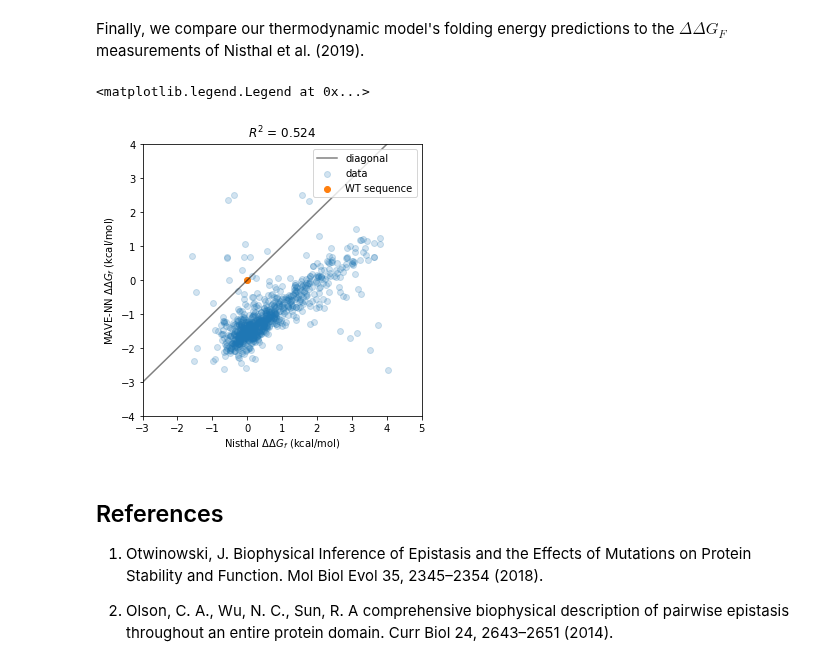
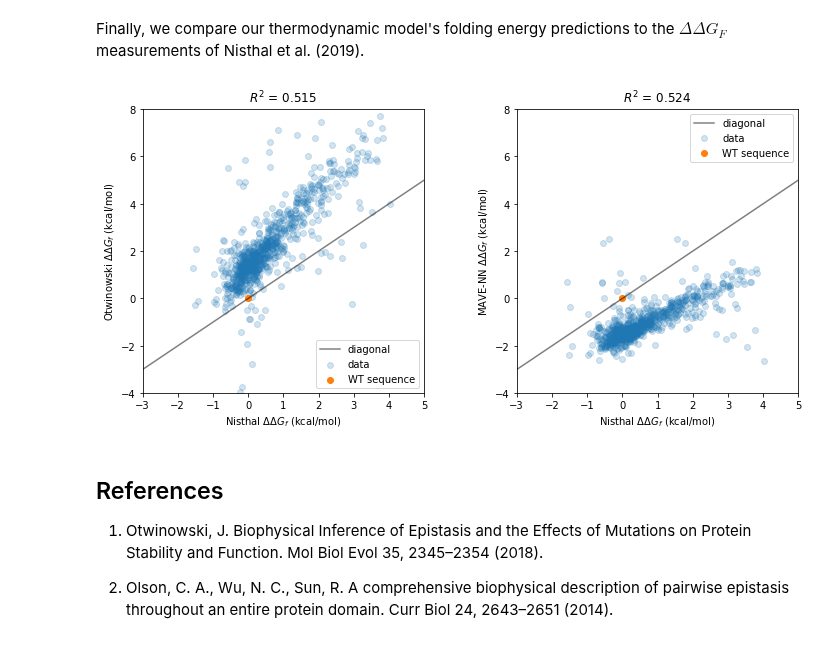
Before and after one commit to jbkinney/mavenn, a Jupyter notebook: docs/tutorials/4_protein_dms_biohysical_gpmap.ipynb, the cells around one changed output. Drawn from its saved outputs; the diff is of its cells as text; code cells hidden in the pictures.

```diff
--- a/docs/tutorials/4_protein_dms_biohysical_gpmap.ipynb
+++ b/docs/tutorials/4_protein_dms_biohysical_gpmap.ipynb
@@ -380,44 +421,51 @@ fig.tight_layout(w_pad=5)
 Finally, we compare our thermodynamic model's folding energy predictions to the $\Delta \Delta G_F$ measurements of Nisthal et al. (2019).
 # %%
 # Load Nisthal data
-nisthal_df = mavenn.load_example_dataset('nisthal_gf')
-nisthal_df.set_index('Sequence', inplace=True)
+nisthal_df = mavenn.load_example_dataset('nisthal')
+nisthal_df.set_index('x', inplace=True)
 
 # Get Nisthal folding energies relative to WT
-dG_f_nisthal = -nisthal_df['delta_Gf kcal/mol']
-dG_f_wt_nisthal = dG_nisthal[wt_seq]
-ddG_f_nisthal = dG_nisthal - dG_f_wt_nisthal
+dG_f_nisthal = nisthal_df['y']
+dG_f_wt_nisthal = dG_f_nisthal[wt_seq]
+ddG_f_nisthal = dG_f_nisthal - dG_f_wt_nisthal
 
 # Get MAVE-NN folding energies relative to WT
 x_nisthal = nisthal_df.index.values
 x_nisthal_ohe = mavenn.src.utils.x_to_ohe(x=x_nisthal,
                                           alphabet=model.alphabet)
-ddG_f_vec = ddG_f.ravel().reshape([1,-1])
+ddG_f_vec = ddG_f_mat_mavenn.ravel().reshape([1,-1])
 ddG_f_mavenn = np.sum(ddG_f_vec*x_nisthal_ohe, axis=1)
 
-# Compute R^2
-Rsq = np.corrcoef(ddG_f_mavenn, ddG_f_nisthal)[0, 1]**2
+# Get Otwinowski folding energies relative to WT
+ddG_f_vec_otwinowski = ddG_f_mat_otwinowski.ravel().reshape([1,-1])
+ddG_f_otwinowski = np.sum(ddG_f_vec_otwinowski*x_nisthal_ohe, axis=1)
+
+# Define plotting routine
+def draw(ax, y, model_name):
+    Rsq = np.corrcoef(ddG_f_nisthal, y)[0, 1]**2
+    ax.scatter(ddG_f_nisthal, y, alpha=.2, label='data')
+    ax.scatter(0,0, label='WT sequence')
+    xlim = [-3,5]
+    ax.set_xlim(xlim)
+    ax.set_ylim([-4,8])
+    ax.plot(xlim, xlim, color='k', alpha=.5, label='diagonal')
+    ax.set_xlabel('Nisthal $\Delta \Delta G_f$ (kcal/mol)')
+    ax.set_ylabel(f'{model_name} $\Delta \Delta G_f$ (kcal/mol)')
+    ax.set_title(f'$R^2$ = {Rsq:.3f}')
+    ax.legend()
 
 # Make figure
-fig, ax = plt.subplots(1,1,figsize=[5,5])
+fig, axs = plt.subplots(1,2,figsize=[10,5])
+draw(ax=axs[0],
+     y=ddG_f_otwinowski,
+     model_name='Otwinowski')
+draw(ax=axs[1],
+     y=ddG_f_mavenn,
+     model_name='MAVE-NN')
 
-#Plot predictions vs measurements
-ax.scatter(ddG_f_nisthal, ddG_f_mavenn, alpha=.2, label='data')
-
-# Style plot
-xlim = [-3,5]
-ylim = [-4,4]
-ax.scatter(0,0, label='WT sequence')
-ax.set_xlim(xlim)
-ax.set_ylim(ylim)
-ax.plot(xlim, xlim, color='k', alpha=.5, label='diagonal')
-ax.set_xlabel('Nisthal $\Delta \Delta G_f$ (kcal/mol)')
-ax.set_ylabel('MAVE-NN $\Delta \Delta G_f$ (kcal/mol)')
-ax.set_title(f'$R^2$ = {Rsq:.3f}')
-ax.legend()
+fig.tight_layout(w_pad=5)
 # %% [output]
-<matplotlib.legend.Legend at 0x...>
-[figure, old version]
+[figure, new version]
 # %% [markdown]
 ## References
 
```
Also changed, not shown: parts of 6 cells of this notebook, 2 other files.
